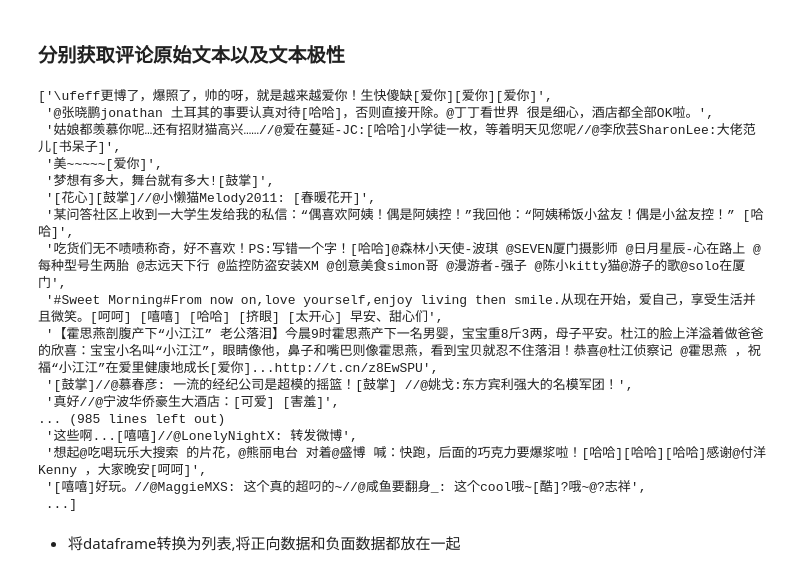
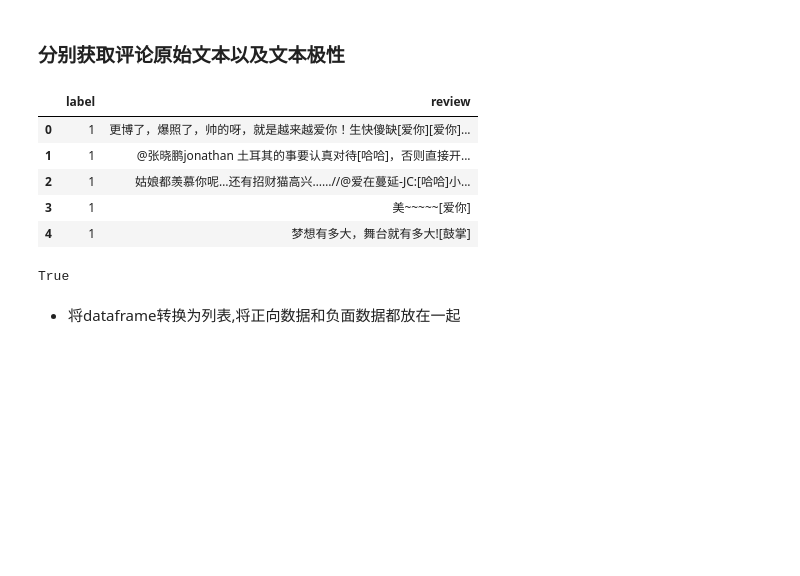
Before and after one commit to moonchildink/WeiboCommentEmotionAnalysis, a Jupyter notebook: process.ipynb, the cells around one changed output. Drawn from its saved outputs; the diff is of its cells as text; code cells hidden in the pictures; blank space fills up the shorter version.

```diff
--- a/process.ipynb
+++ b/process.ipynb
@@ -26,30 +30,22 @@ dtypes: int64(1), object(1)
 memory usage: 1.8+ MB
 # %% [markdown]
 ### 分别获取评论原始文本以及文本极性
+# %%
+data.head()
+# %% [output]
+|  | label | review |
+| 0 | 1 | ﻿更博了，爆照了，帅的呀，就是越来越爱你！生快傻缺[爱你][爱你]... |
+| 1 | 1 | @张晓鹏jonathan 土耳其的事要认真对待[哈哈]，否则直接开... |
+| 2 | 1 | 姑娘都羡慕你呢…还有招财猫高兴……//@爱在蔓延-JC:[哈哈]小... |
+| 3 | 1 | 美~~~~~[爱你] |
+| 4 | 1 | 梦想有多大，舞台就有多大![鼓掌] |
 # %%
 review = data.review.tolist()              # 获取评论数据
 label = data.label.tolist()                # 文本极性,用1和0表示
-# %%
-review
-# label
-# %% [output]
-['\ufeff更博了，爆照了，帅的呀，就是越来越爱你！生快傻缺[爱你][爱你][爱你]',
- '@张晓鹏jonathan 土耳其的事要认真对待[哈哈]，否则直接开除。@丁丁看世界 很是细心，酒店都全部OK啦。',
- '姑娘都羡慕你呢…还有招财猫高兴……//@爱在蔓延-JC:[哈哈]小学徒一枚，等着明天见您呢//@李欣芸SharonLee:大佬范儿[书呆子]',
- '美~~~~~[爱你]',
- '梦想有多大，舞台就有多大![鼓掌]',
- '[花心][鼓掌]//@小懒猫Melody2011: [春暖花开]',
- '某问答社区上收到一大学生发给我的私信：“偶喜欢阿姨！偶是阿姨控！”我回他：“阿姨稀饭小盆友！偶是小盆友控！” [哈哈]',
- '吃货们无不啧啧称奇，好不喜欢！PS:写错一个字！[哈哈]@森林小天使-波琪 @SEVEN厦门摄影师 @日月星辰-心在路上 @每种型号生两胎 @志远天下行 @监控防盗安装XM @创意美食simon哥 @漫游者-强子 @陈小kitty猫@游子的歌@solo在厦门',
- '#Sweet Morning#From now on,love yourself,enjoy living then smile.从现在开始，爱自己，享受生活并且微笑。[呵呵] [嘻嘻] [哈哈] [挤眼] [太开心] 早安、甜心们',
- '【霍思燕剖腹产下“小江江” 老公落泪】今晨9时霍思燕产下一名男婴，宝宝重8斤3两，母子平安。杜江的脸上洋溢着做爸爸的欣喜：宝宝小名叫“小江江”，眼睛像他，鼻子和嘴巴则像霍思燕，看到宝贝就忍不住落泪！恭喜@杜江侦察记 @霍思燕 ，祝福“小江江”在爱里健康地成长[爱你]...http://t.cn/z8EwSPU',
- '[鼓掌]//@慕春彦: 一流的经纪公司是超模的摇篮！[鼓掌] //@姚戈:东方宾利强大的名模军团！',
- '真好//@宁波华侨豪生大酒店：[可爱] [害羞]',
-... (985 lines left out)
- '这些啊...[嘻嘻]//@LonelyNightX: 转发微博',
- '想起@吃喝玩乐大搜索 的片花，@熊丽电台 对着@盛博 喊：快跑，后面的巧克力要爆浆啦！[哈哈][哈哈][哈哈]感谢@付洋Kenny ，大家晚安[呵呵]',
- '[嘻嘻]好玩。//@MaggieMXS: 这个真的超叼的~//@咸鱼要翻身_: 这个cool哦~[酷]?哦~@?志祥',
- ...]
+# %%
+len(label) == len(review)
+# %% [output]
+True
 # %% [markdown]
 + 将dataframe转换为列表,将正向数据和负面数据都放在一起
 # %%
```
Also changed, not shown: parts of 36 cells of this notebook, 7 other files.
